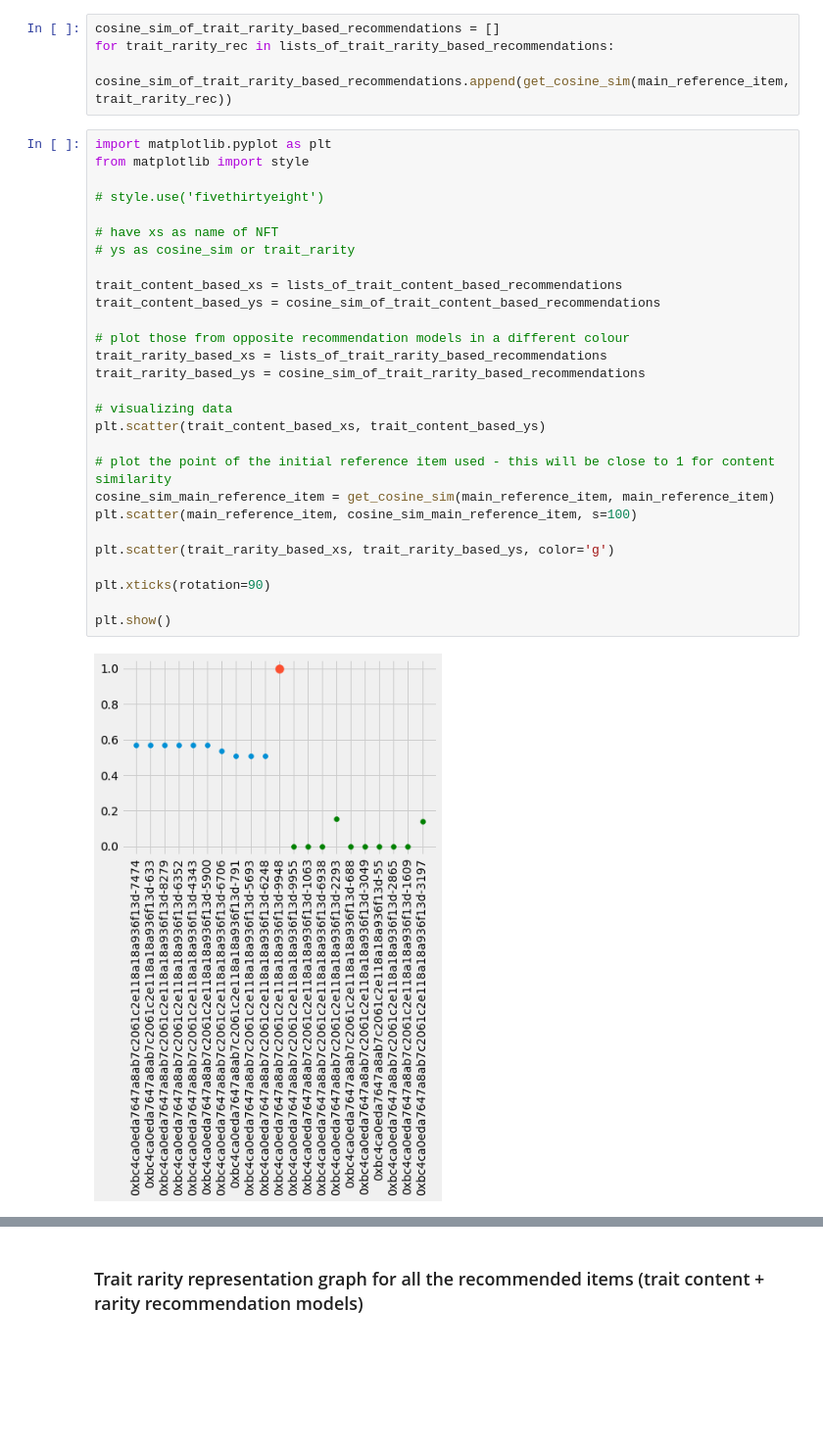
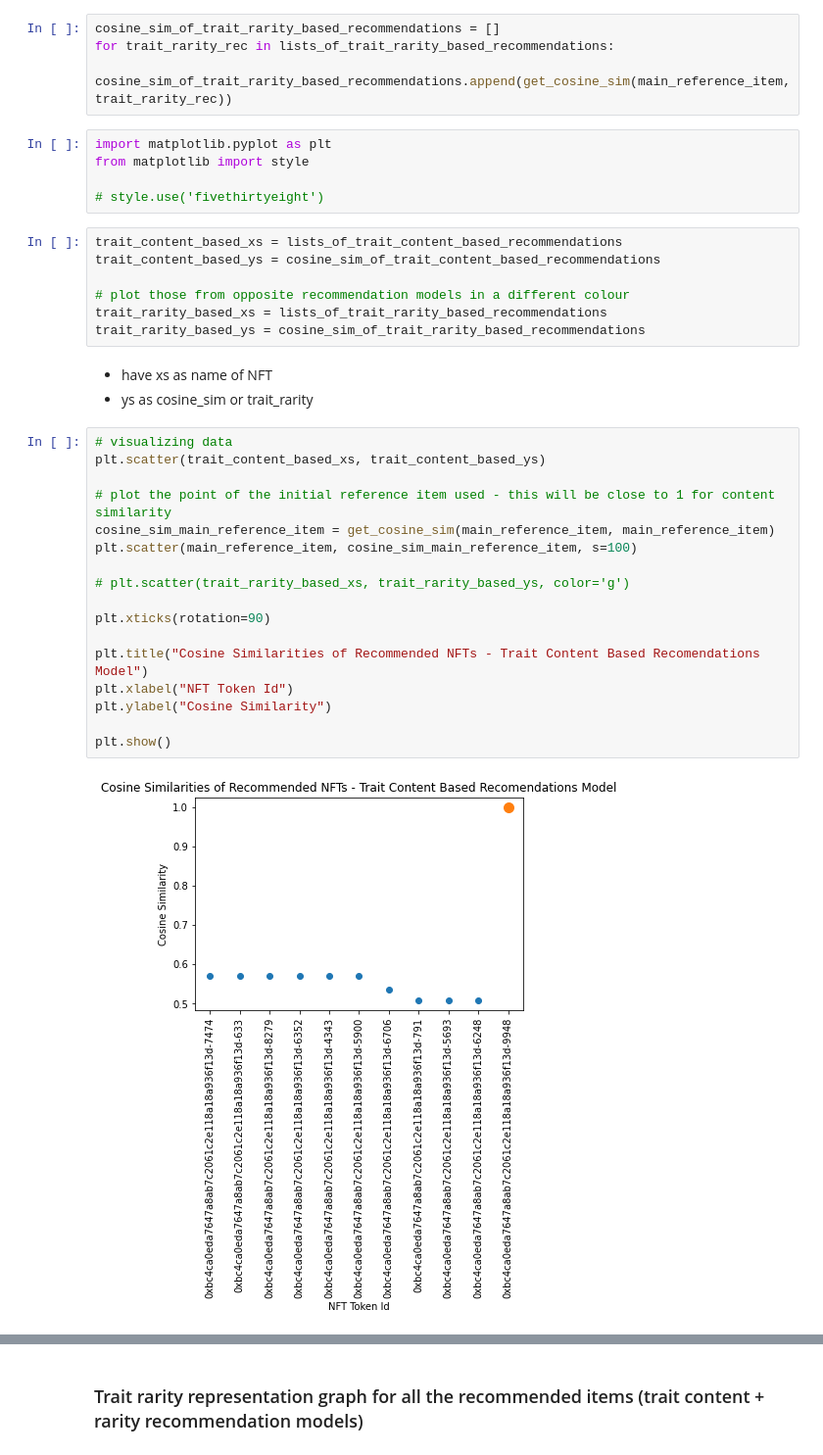
Before and after one commit to dinuka-rp/nerdy-panda, a Jupyter notebook: Prototype/RecSys/Traits_Content_&_Rarity_based_NFT_Recommender_System.ipynb, the cells around one changed output, grey strips where cells are left out. Shown at 98% size. Cells and saved outputs as stored; diff of their text form; blank space fills up the shorter version.

Commit message:
generate diversity & similarity graphs for trait based recommendations models

```diff
--- a/Prototype/RecSys/Traits_Content_&_Rarity_based_NFT_Recommender_System.ipynb
+++ b/Prototype/RecSys/Traits_Content_&_Rarity_based_NFT_Recommender_System.ipynb
@@ -443,33 +440,37 @@ TODO: add axis labels & name graph
 cosine_sim_of_trait_rarity_based_recommendations = []
 for trait_rarity_rec in lists_of_trait_rarity_based_recommendations:
   cosine_sim_of_trait_rarity_based_recommendations.append(get_cosine_sim(main_reference_item, trait_rarity_rec))
+# %%
+import matplotlib.pyplot as plt
+from matplotlib import style
+
+# style.use('fivethirtyeight')
+# %%
+trait_content_based_xs = lists_of_trait_content_based_recommendations
+trait_content_based_ys = cosine_sim_of_trait_content_based_recommendations
+
+# plot those from opposite recommendation models in a different colour
+trait_rarity_based_xs = lists_of_trait_rarity_based_recommendations
+trait_rarity_based_ys = cosine_sim_of_trait_rarity_based_recommendations
+# %% [markdown]
+* have xs as name of NFT
+* ys as cosine_sim or trait_rarity
 # %%
-import matplotlib.pyplot as plt
-from matplotlib import style
-
-# style.use('fivethirtyeight')
-
-# have xs as name of NFT
-# ys as cosine_sim or trait_rarity
-
-trait_content_based_xs = lists_of_trait_content_based_recommendations
-trait_content_based_ys = cosine_sim_of_trait_content_based_recommendations
-
-# plot those from opposite recommendation models in a different colour
-trait_rarity_based_xs = lists_of_trait_rarity_based_recommendations
-trait_rarity_based_ys = cosine_sim_of_trait_rarity_based_recommendations
-
 # visualizing data
 plt.scatter(trait_content_based_xs, trait_content_based_ys)
 
 # plot the point of the initial reference item used - this will be close to 1 for content similarity
 cosine_sim_main_reference_item = get_cosine_sim(main_reference_item, main_reference_item)
 plt.scatter(main_reference_item, cosine_sim_main_reference_item, s=100)
 
-plt.scatter(trait_rarity_based_xs, trait_rarity_based_ys, color='g')
+# plt.scatter(trait_rarity_based_xs, trait_rarity_based_ys, color='g')
 
 plt.xticks(rotation=90)
 
+plt.title("Cosine Similarities of Recommended NFTs - Trait Content Based Recomendations Model")
+plt.xlabel("NFT Token Id")
+plt.ylabel("Cosine Similarity")
+
 plt.show()
 # %% [output]
-[figure, old version]
+[figure, new version]
```
Also changed, not shown: parts of 14 cells of this notebook.
